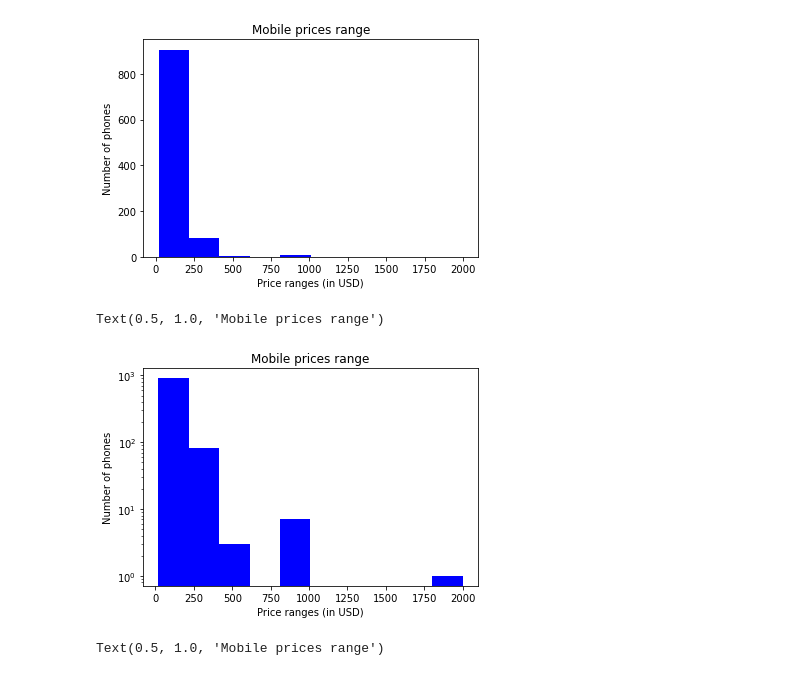
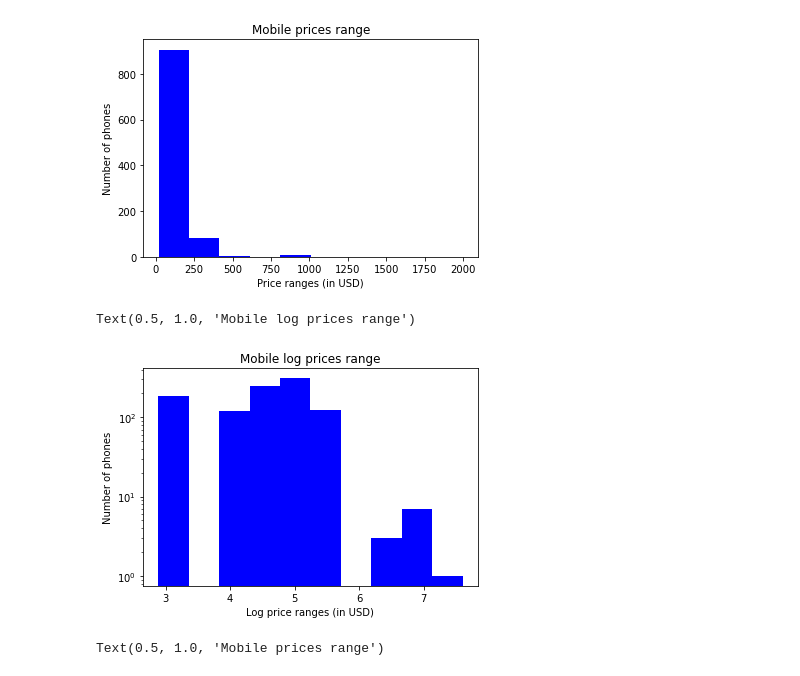
Before and after one commit to ariedamuco/Introduction-to-Python, a Jupyter notebook: code/Pandas_Ádám_notebook.ipynb, the cells around one changed output. Saved outputs shown, nothing was run; the diff lists cells and outputs as text; code cells hidden in the pictures.

```diff
--- a/code/Pandas_Ádám_notebook.ipynb
+++ b/code/Pandas_Ádám_notebook.ipynb
@@ -59,3 +68,4 @@ data_phones.shape
 data_phones.to_csv('../Output/Data_phone_review.csv', index=False)
 # %%
-data_phones = pd.read_csv('../Output/Data_phone_review.csv')
+#You can read txt file as CSV and you can set the delimiter using the sep parameter
+pd.read_csv('../Output/Budapest_counter_freq.txt',sep=";")
@@ -161,12 +198,17 @@ plt.savefig('mobile_price.pdf')
 # %% [output]
 [figure]
 # %%
-#We can use logarithmic scale, it's especially useful if your data have tails
-data_phones["Price"].hist(grid = False, color="blue", log=True)
-plt.xlabel('Price ranges (in USD)')
+#In case, there are outliers in your dataframe, you can plot your data on a logarithmic scale
+#Below, we calculate log values of Price and plot that on the chart.
+#We import another very important and useful library: numpy. It's a convention to call it as np.
+import numpy as np
+
+data_phones["Price_log"] = np.log(data_phones["Price"])
+data_phones["Price_log"].hist(grid = False, color="blue", log=True)
+plt.xlabel('Log price ranges (in USD)')
 plt.ylabel('Number of phones')
-plt.title('Mobile prices range')
+plt.title('Mobile log prices range')
 # %% [output]
-Text(0.5, 1.0, 'Mobile prices range')
+Text(0.5, 1.0, 'Mobile log prices range')
-[figure, old version]
+[figure, new version]
 # %%
```
Also changed, not shown: parts of 61 cells of this notebook.
